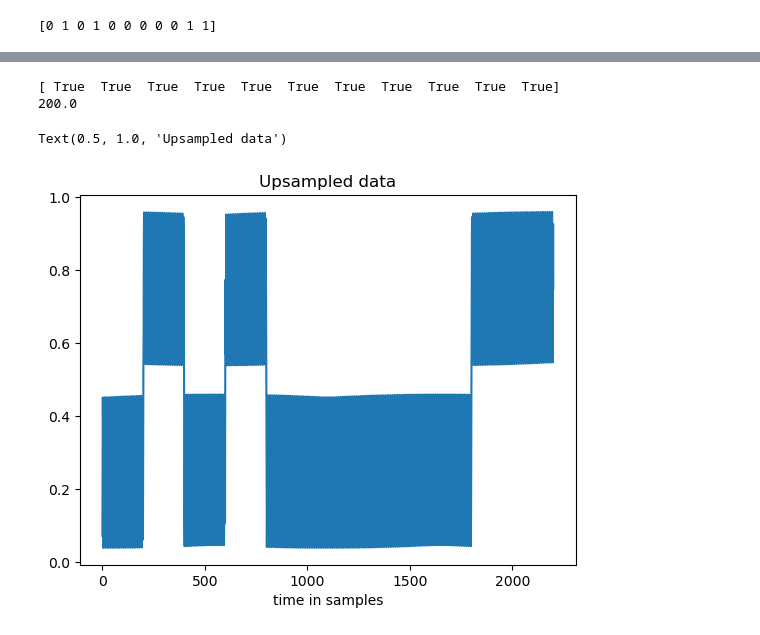
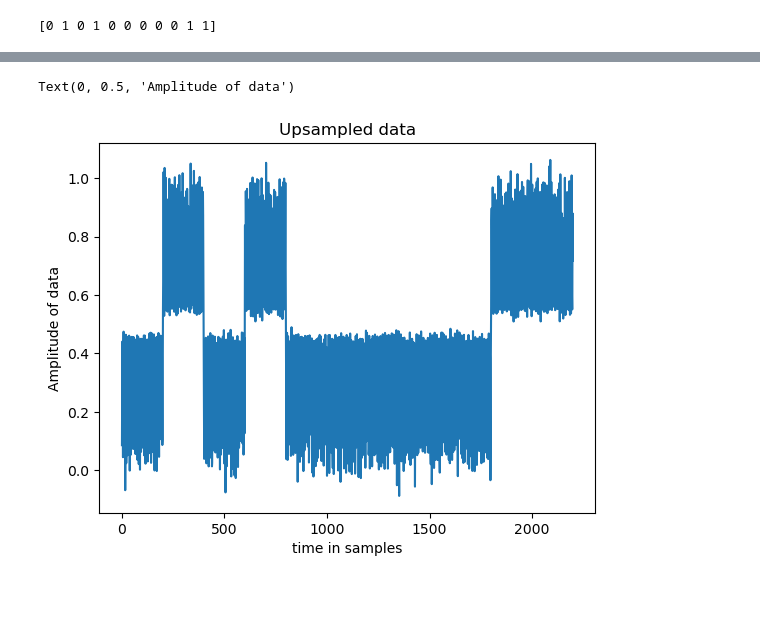
Before and after one commit to rhit-gardneml/Macrophthalmus, a Jupyter notebook: signalFlow.ipynb, the cells around one changed output, grey strips where cells are left out. Drawn from its saved outputs; the diff is of its cells as text; code cells hidden in the pictures; blank space fills up the shorter version.

```diff
--- a/signalFlow.ipynb
+++ b/signalFlow.ipynb
@@ -51,10 +57,16 @@ var = (p/R)/(2*EbN0)
 #simulate AWGN channel
 var_idx = len(var)-1
 mue = 0
-z = np.sqrt(var[var_idx])*np.random.normal(0,0,len(X))
+z = np.sqrt(var[var_idx])*np.random.normal(0,1,len(X))
 Y = z+X
-
+plt.figure(1)
 plt.plot(Y[0:500])
 plt.xlabel('time in samples')
-plt.title('BPSK through AWGN')
+plt.ylabel('Amplitude of noisey BSPK data')
+plt.title('BPSK After AWGN channel')
+plt.figure(2)
+plt.plot(z[0:500])
+plt.xlabel('time in samples')
+plt.ylabel('Amplitude of noise')
+plt.title('Added Noise')
 # %% [output]
@@ -63,16 +76,15 @@ Text(0.5, 1.0, 'BPSK through AWGN')
 # %%
 #Ideal coherent demodulator (This will not work for the final but it is simple to implement so for now it's gotta work)
 m_hat = np.zeros(len(m))
 Y_med = Y*phi1  #Isolate data from modulation with funky trig
 avg_kernel = np.zeros(len(Y))
 avg_kernel = [0.5, 0.5]     #LPF
 m_int = (np.convolve(Y_med, avg_kernel)[1:len(Y)+1]+1)/2    #Data but with more than one sample per bit
 m_hat = np.ndarray.round(m_int[1:len(m_int):200]).astype(int)   #convert from sampled to binary sequence
 plt.plot(m_int)
 plt.xlabel('time in samples')
 plt.title('Upsampled data')
+plt.ylabel('Amplitude of data')
 # %% [output]
-[ True  True  True  True  True  True  True  True  True  True  True]
-200.0
+Text(0, 0.5, 'Amplitude of data')
-Text(0.5, 1.0, 'Upsampled data')
-[figure, old version]
+[figure, new version]
```
Also changed, not shown: parts of 2 cells of this notebook, 2 other files.
